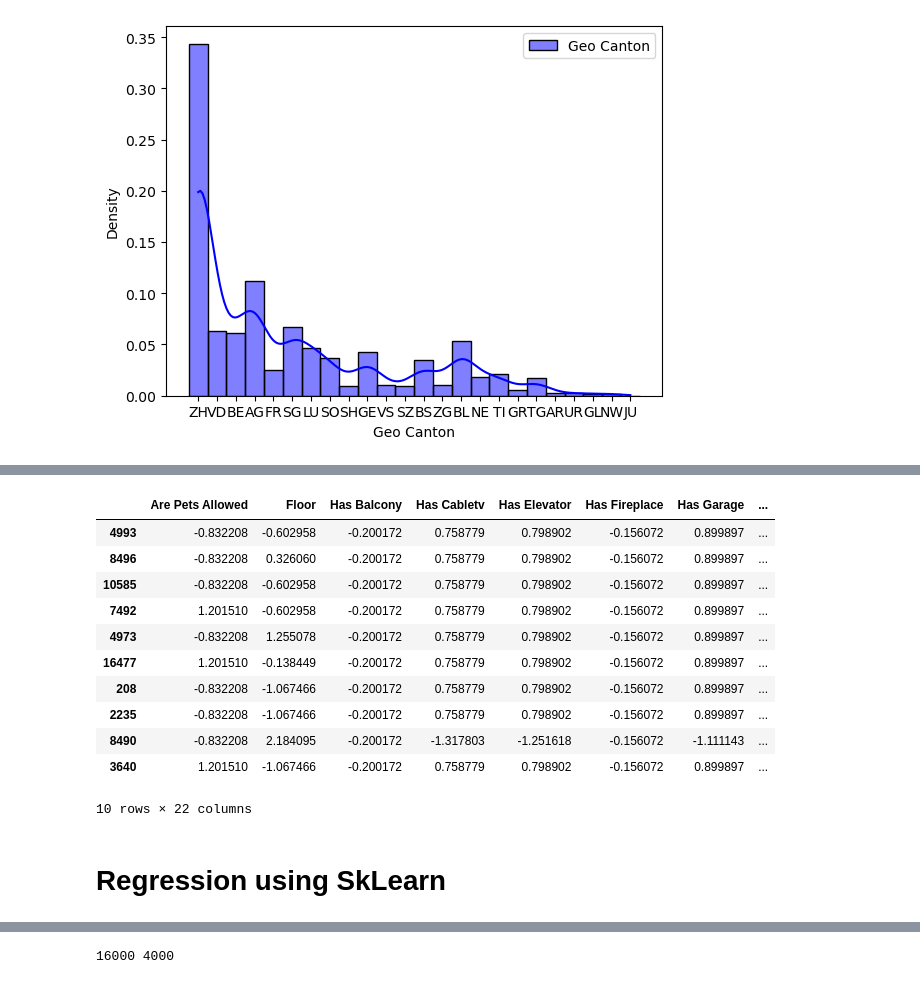
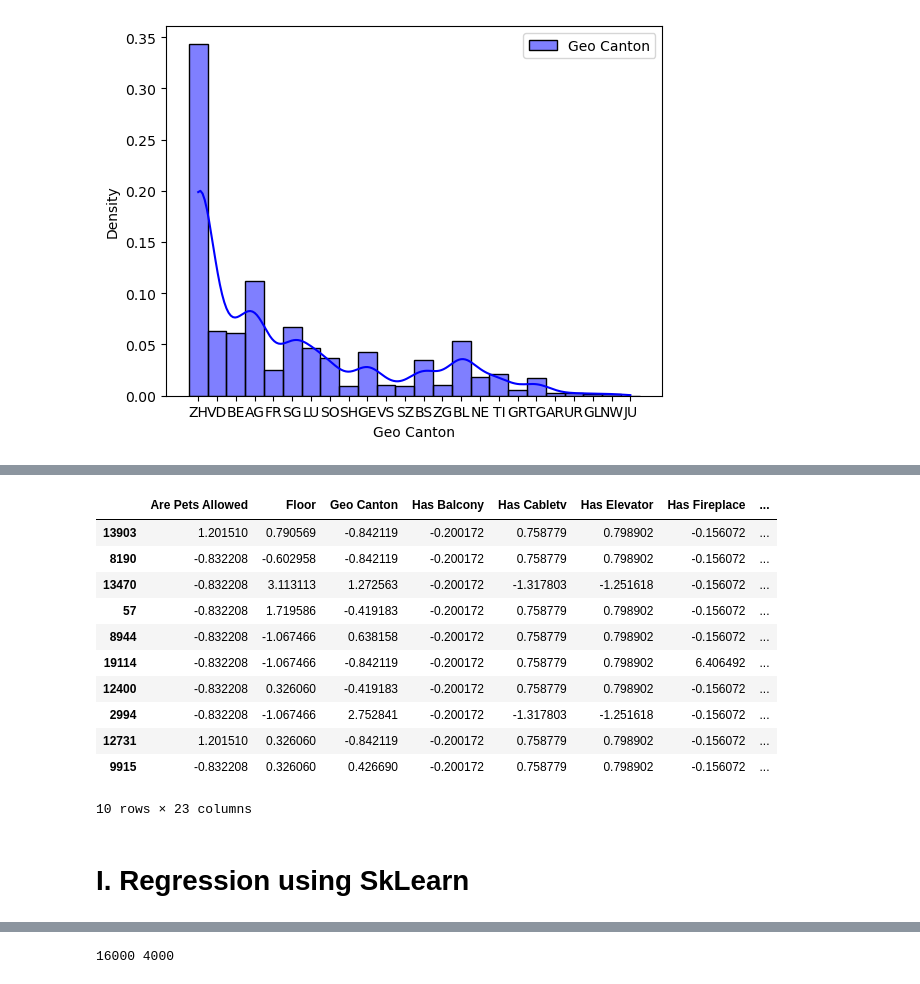
Before and after one commit to Germouche/ml-project, a Jupyter notebook: run.ipynb, the cells around one changed output, grey strips where cells are left out. Saved outputs shown, nothing was run; the diff lists cells and outputs as text; code cells hidden in the pictures.

```diff
--- a/run.ipynb
+++ b/run.ipynb
@@ -135,34 +174,36 @@ plt.show()
 # %%
 output_cols = list(data['Demand'])
 
-input_cols = data[['Are Pets Allowed', 'Floor', 'Has Balcony', 'Has Cabletv', 'Has Elevator',
+input_cols = data[['Are Pets Allowed', 'Floor', 'Geo Canton',
+       'Has Balcony', 'Has Cabletv', 'Has Elevator',
        'Has Fireplace', 'Has Garage', 'Has Parking', 'Is New Construction',
        'Is New Construction Potential', 'Is Tenant2Tenant',
        'Is Wheelchairaccessible', 'Livingspace', 'Number Of Rooms', 'Number Of Rooms Cleaned',
        'Number of Documents', 'Number of Images', 'Price Extra Normalized',
        'Price Gross Normalized', 'Price M2 Normalized', 'Price Net Normalized', 'Size M2 Normalized']]
+
 
 def mean_norm(df_input):
     return df_input.apply(lambda x: (x-x.mean())/ x.std(), axis=0)
 
 input_cols_norm = mean_norm(input_cols)
 input_cols_norm.fillna(input_cols_norm.median(), inplace=True)
 input_cols_norm.sample(10)
 # %% [output]
-|  | Are Pets Allowed | Floor | Has Balcony | Has Cabletv | Has Elevator | Has Fireplace | Has Garage | ... |
-| 4993 | -0.832208 | -0.602958 | -0.200172 | 0.758779 | 0.798902 | -0.156072 | 0.899897 | ... |
-| 8496 | -0.832208 | 0.326060 | -0.200172 | 0.758779 | 0.798902 | -0.156072 | 0.899897 | ... |
-| 10585 | -0.832208 | -0.602958 | -0.200172 | 0.758779 | 0.798902 | -0.156072 | 0.899897 | ... |
-| 7492 | 1.201510 | -0.602958 | -0.200172 | 0.758779 | 0.798902 | -0.156072 | 0.899897 | ... |
-| 4973 | -0.832208 | 1.255078 | -0.200172 | 0.758779 | 0.798902 | -0.156072 | 0.899897 | ... |
-| 16477 | 1.201510 | -0.138449 | -0.200172 | 0.758779 | 0.798902 | -0.156072 | 0.899897 | ... |
-| 208 | -0.832208 | -1.067466 | -0.200172 | 0.758779 | 0.798902 | -0.156072 | 0.899897 | ... |
-| 2235 | -0.832208 | -1.067466 | -0.200172 | 0.758779 | 0.798902 | -0.156072 | 0.899897 | ... |
-| 8490 | -0.832208 | 2.184095 | -0.200172 | -1.317803 | -1.251618 | -0.156072 | -1.111143 | ... |
-| 3640 | 1.201510 | -1.067466 | -0.200172 | 0.758779 | 0.798902 | -0.156072 | 0.899897 | ... |
+|  | Are Pets Allowed | Floor | Geo Canton | Has Balcony | Has Cabletv | Has Elevator | Has Fireplace | ... |
+| 13903 | 1.201510 | 0.790569 | -0.842119 | -0.200172 | 0.758779 | 0.798902 | -0.156072 | ... |
+| 8190 | -0.832208 | -0.602958 | -0.842119 | -0.200172 | 0.758779 | 0.798902 | -0.156072 | ... |
+| 13470 | -0.832208 | 3.113113 | 1.272563 | -0.200172 | -1.317803 | -1.251618 | -0.156072 | ... |
+| 57 | -0.832208 | 1.719586 | -0.419183 | -0.200172 | 0.758779 | 0.798902 | -0.156072 | ... |
+| 8944 | -0.832208 | -1.067466 | 0.638158 | -0.200172 | 0.758779 | 0.798902 | -0.156072 | ... |
+| 19114 | -0.832208 | -1.067466 | -0.842119 | -0.200172 | 0.758779 | 0.798902 | 6.406492 | ... |
+| 12400 | -0.832208 | 0.326060 | -0.419183 | -0.200172 | 0.758779 | 0.798902 | -0.156072 | ... |
+| 2994 | -0.832208 | -1.067466 | 2.752841 | -0.200172 | -1.317803 | -1.251618 | -0.156072 | ... |
+| 12731 | 1.201510 | 0.326060 | -0.842119 | -0.200172 | 0.758779 | 0.798902 | -0.156072 | ... |
+| 9915 | -0.832208 | 0.326060 | 0.426690 | -0.200172 | 0.758779 | 0.798902 | -0.156072 | ... |
-10 rows × 22 columns
+10 rows × 23 columns
 # %% [markdown]
-# Regression using SkLearn
+# I. Regression using SkLearn
 # %%
 #Regression using sklearn
 from sklearn import linear_model as lm
```
Also changed, not shown: parts of 30 cells of this notebook.
